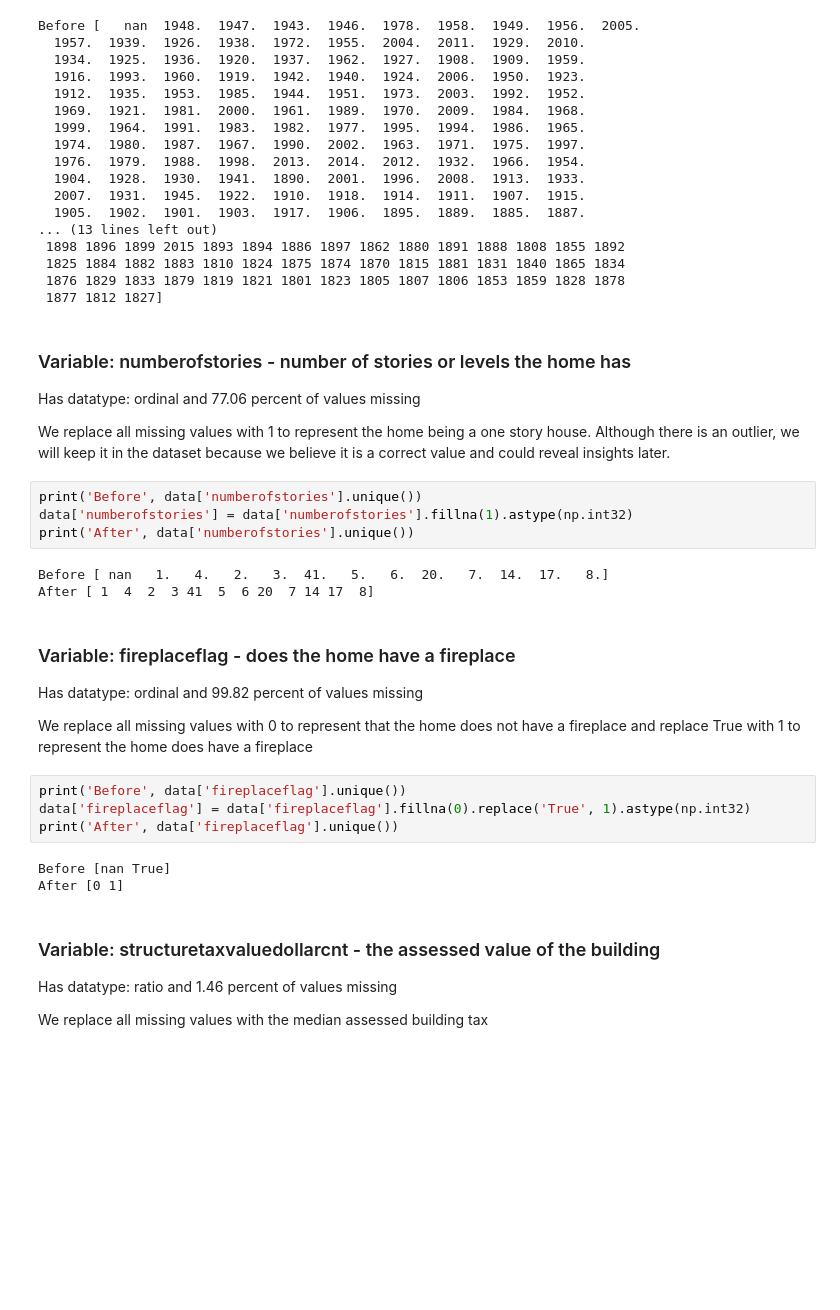
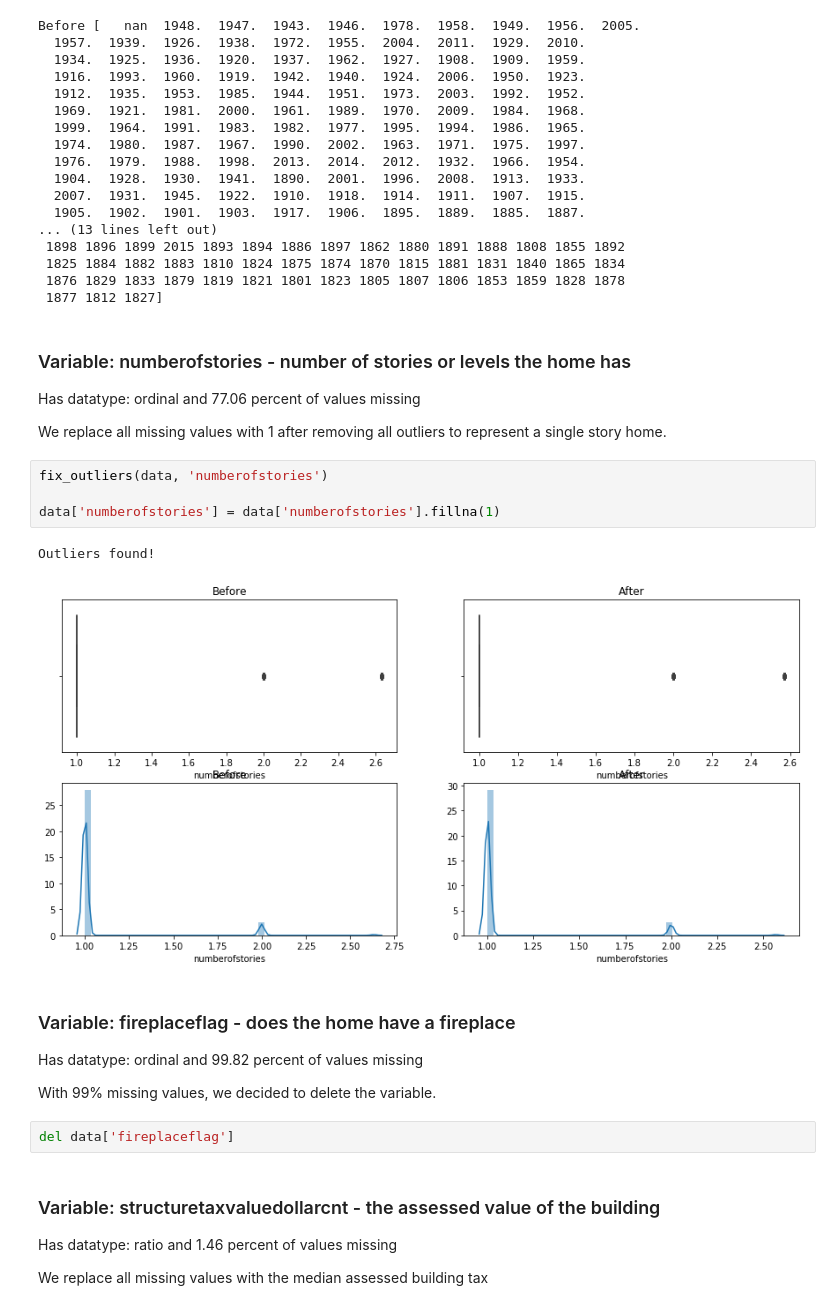
Before and after one commit to post2web/data_mining_group_project, a Jupyter notebook: notebooks/kaitlin.ipynb, the cells around one changed output. Saved outputs shown, nothing was run; the diff lists cells and outputs as text; blank space fills up the shorter version.

Commit message:
All variables combed

```diff
--- a/notebooks/kaitlin.ipynb
+++ b/notebooks/kaitlin.ipynb
@@ -476,27 +469,22 @@ Before [   nan  1948.  1947.  1943.  1946.  1978.  1958.  1949.  1956.  2005.
 
 Has datatype: ordinal and 77.06 percent of values missing
 
-We replace all missing values with 1 to represent the home being a one story house.  Although there is an outlier, we will keep it in the dataset because we believe it is a correct value and could reveal insights later.
+We replace all missing values with 1 after removing all outliers to represent a single story home.
 # %%
-print('Before', data['numberofstories'].unique())
-data['numberofstories'] = data['numberofstories'].fillna(1).astype(np.int32)
-print('After', data['numberofstories'].unique())
+fix_outliers(data, 'numberofstories')
+
+data['numberofstories'] = data['numberofstories'].fillna(1)
 # %% [output]
-Before [ nan   1.   4.   2.   3.  41.   5.   6.  20.   7.  14.  17.   8.]
-After [ 1  4  2  3 41  5  6 20  7 14 17  8]
+Outliers found!
+[figure, added]
 # %% [markdown]
 ### Variable: fireplaceflag - does the home have a fireplace
 
 Has datatype: ordinal and 99.82 percent of values missing
 
-We replace all missing values with 0 to represent that the home does not have a fireplace and replace True with 1 to represent the home does have a fireplace
+With 99% missing values, we decided to delete the variable.
-# %%
-print('Before', data['fireplaceflag'].unique())
-data['fireplaceflag'] = data['fireplaceflag'].fillna(0).replace('True', 1).astype(np.int32)
-print('After', data['fireplaceflag'].unique())
-# %% [output]
-Before [nan True]
-After [0 1]
+# %%
+del data['fireplaceflag']
 # %% [markdown]
 ### Variable: structuretaxvaluedollarcnt - the assessed value of the building
 
```
Also changed, not shown: parts of 19 cells of this notebook.
